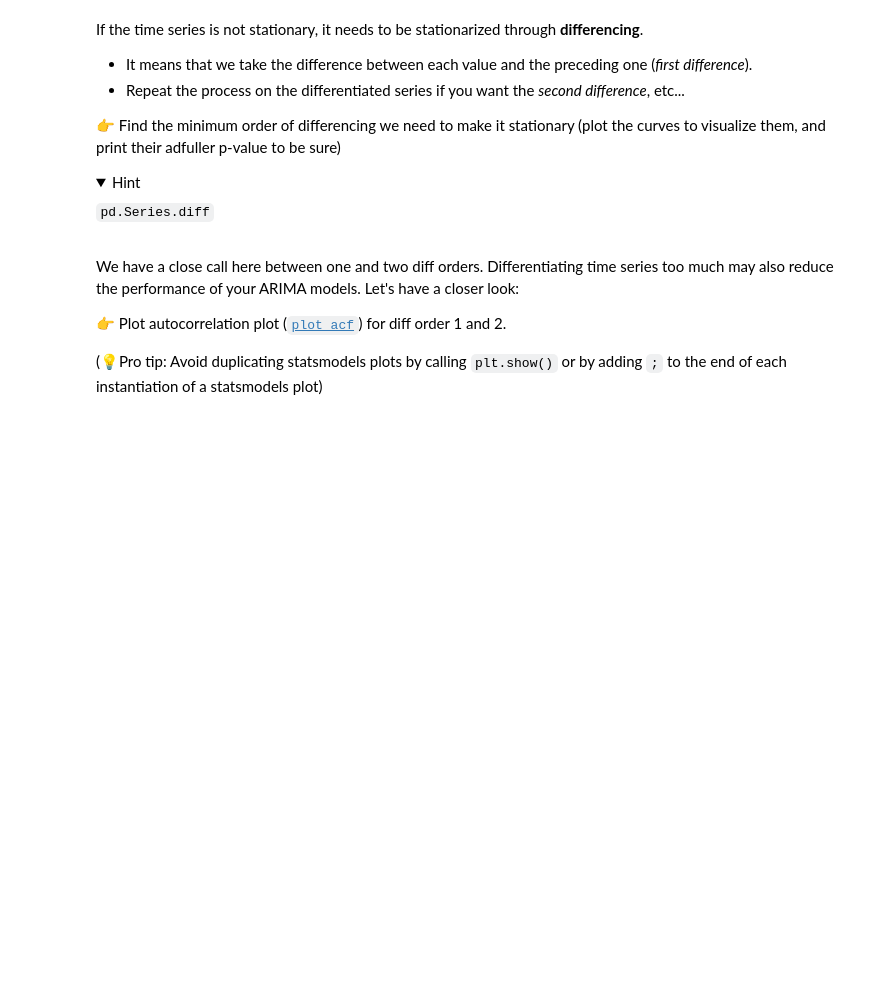
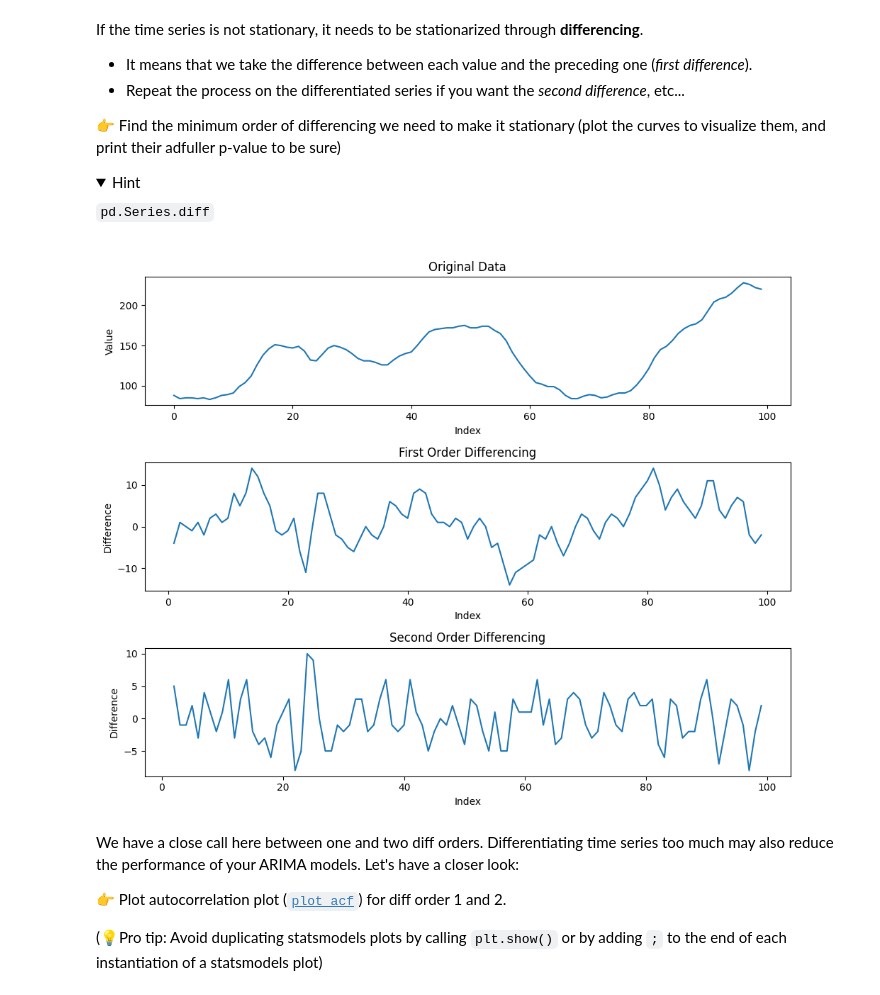
Before and after one commit to juliensoudet/data-arima, a Jupyter notebook: arima.ipynb, the cells around one changed output. Saved outputs shown, nothing was run; the diff lists cells and outputs as text; code cells hidden in the pictures; folded sections open; blank space fills up the shorter version.

```diff
--- a/arima.ipynb
+++ b/arima.ipynb
@@ -59,3 +95,30 @@ If the time series is not stationary, it needs to be stationarized through **dif
+# %%
+# YOUR CODE HERE
+
+plt.figure(figsize=(10, 8))
+plt.subplot(3, 1, 1)
+plt.plot(df)
+plt.title("Original Data")
+plt.xlabel("Index")
+plt.ylabel("Value")
+
+plt.subplot(3, 1, 2)
+diff1 = df.diff().dropna()
+plt.plot(diff1)
+plt.title("First Order Differencing")
+plt.xlabel("Index")
+plt.ylabel("Difference")
+
+plt.subplot(3, 1, 3)
+diff2 = diff1.diff().dropna()
+plt.plot(diff2)
+plt.title("Second Order Differencing")
+plt.xlabel("Index")
+plt.ylabel("Difference")
+plt.tight_layout()
+plt.show()
+# %% [output]
+[figure, added]
 # %% [markdown]
 We have a close call here between one and two diff orders. Differentiating time series too much may also reduce the performance of your ARIMA models. Let's have a closer look:
 
```
Also changed, not shown: parts of 27 cells of this notebook.
